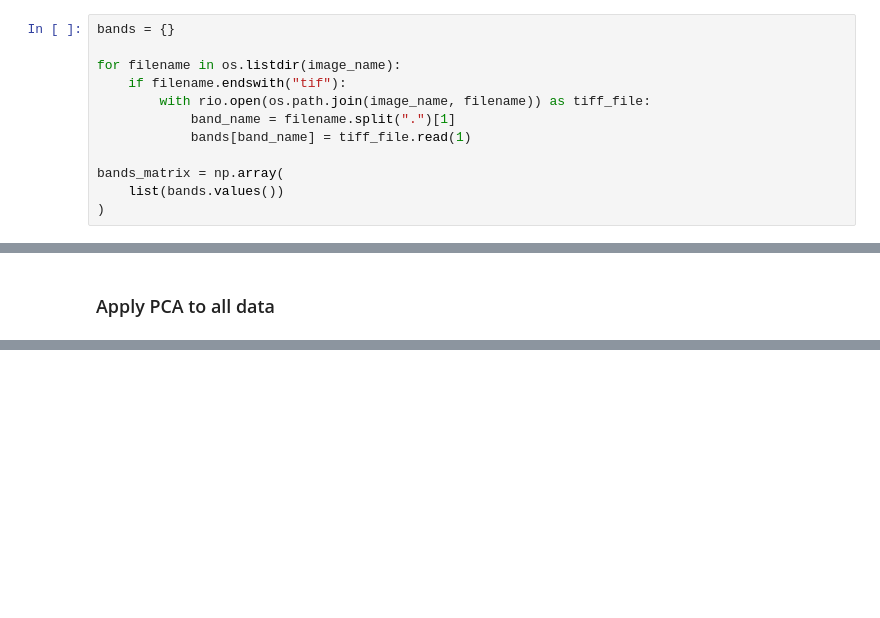
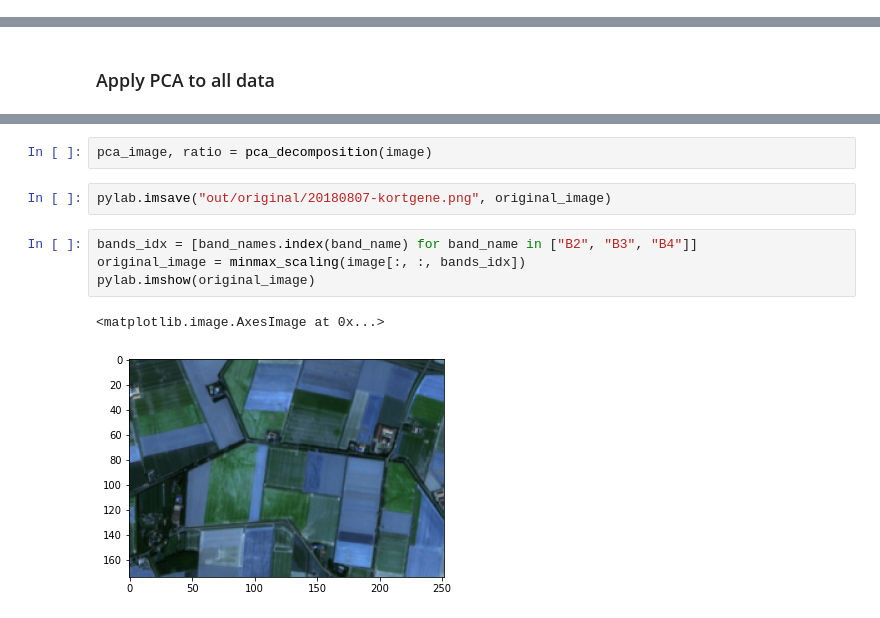
Before and after one commit to tommasobonomo/BlankSpace, a Jupyter notebook: PCA on GeoTiff.ipynb, the cells around one changed output, grey strips where cells are left out. Cells and saved outputs as stored; diff of their text form; blank space fills up the shorter version.

```diff
--- a/PCA on GeoTiff.ipynb
+++ b/PCA on GeoTiff.ipynb
@@ -11,15 +9,3 @@ from sklearn.decomposition import PCA
 The aim of this notebook is to read in a `GeoTiff` raster of information and decompose all the bands into a single image through [Principal Component Analysis](https://en.wikipedia.org/wiki/Principal_component_analysis).
 # %% [markdown]
 ### Import image and convert to numerical arrays
-# %%
-bands = {}
-
-for filename in os.listdir(image_name):
-    if filename.endswith("tif"):
-        with rio.open(os.path.join(image_name, filename)) as tiff_file:
-            band_name = filename.split(".")[1]
-            bands[band_name] = tiff_file.read(1)
-
-bands_matrix = np.array(
-    list(bands.values())
-)
@@ -98,0 +53,11 @@ pylab.imsave("pca_decomp.png", matplot_pca_image)
+# %%
+pca_image, ratio = pca_decomposition(image)
+# %%
+pylab.imsave("out/original/20180807-kortgene.png", original_image)
+# %%
+bands_idx = [band_names.index(band_name) for band_name in ["B2", "B3", "B4"]]
+original_image = minmax_scaling(image[:, :, bands_idx])
+pylab.imshow(original_image)
+# %% [output]
+<matplotlib.image.AxesImage at 0x...>
+[figure, added]
```
Also changed, not shown: parts of 31 cells of this notebook, 9 other files.
